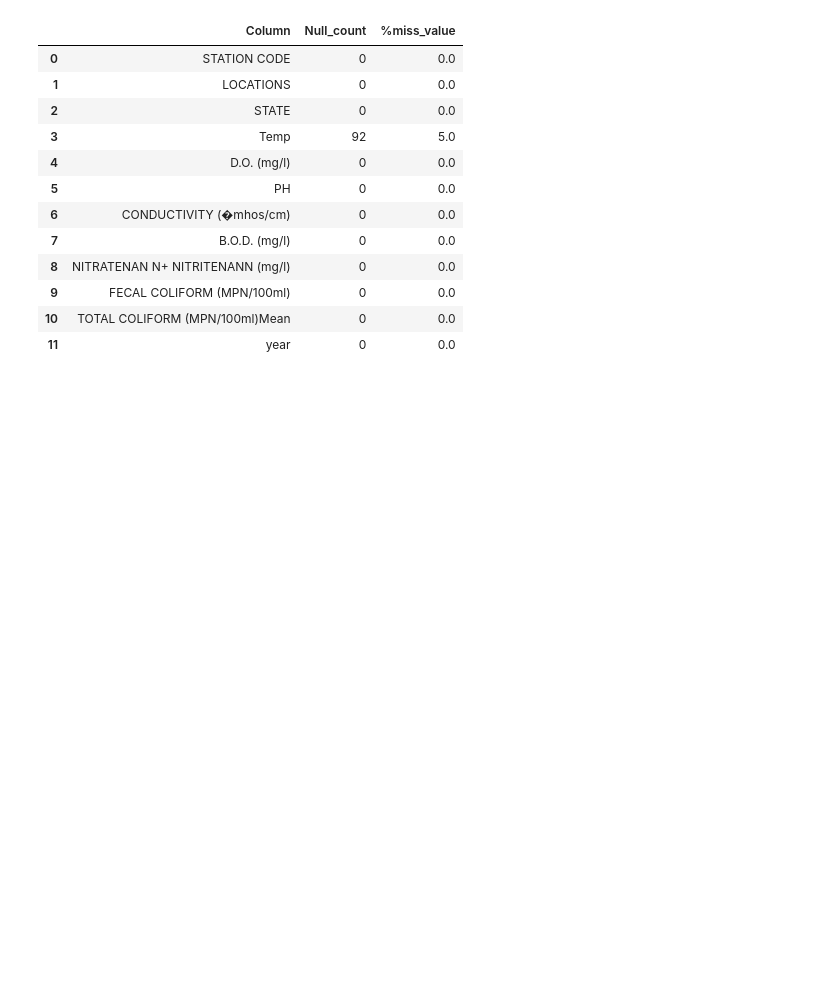
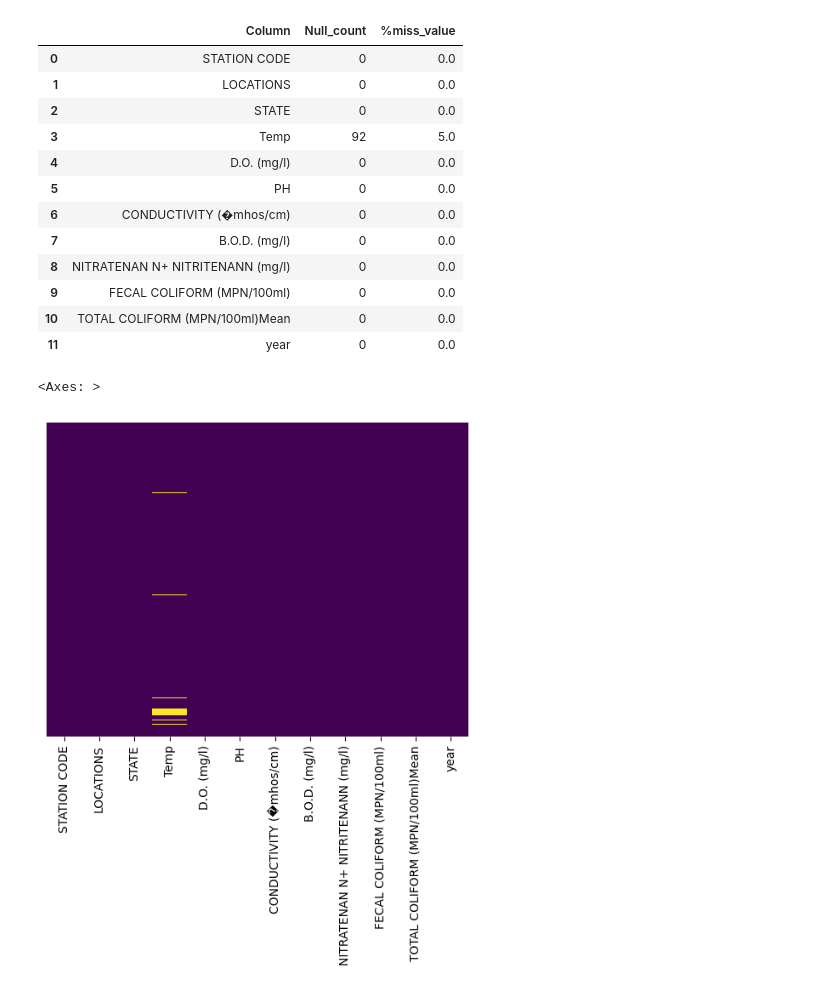
Before and after one commit to Mehak-089/Water-Quality-Prediction-ML, a Jupyter notebook: index.ipynb, the cells around one changed output. Cells and saved outputs as stored; diff of their text form; code cells hidden in the pictures; blank space fills up the shorter version.

```diff
--- a/index.ipynb
+++ b/index.ipynb
@@ -192,3 +192,8 @@ null_df
 | 9 | FECAL COLIFORM (MPN/100ml) | 0 | 0.0 |
 | 10 | TOTAL COLIFORM (MPN/100ml)Mean | 0 | 0.0 |
 | 11 | year | 0 | 0.0 |
+# %%
+sns.heatmap(water_data.isnull(),yticklabels=False,cbar=False,cmap='viridis')
+# %% [output]
+<Axes: >
+[figure, added]
```
Also changed, not shown: parts of 3 cells of this notebook.
